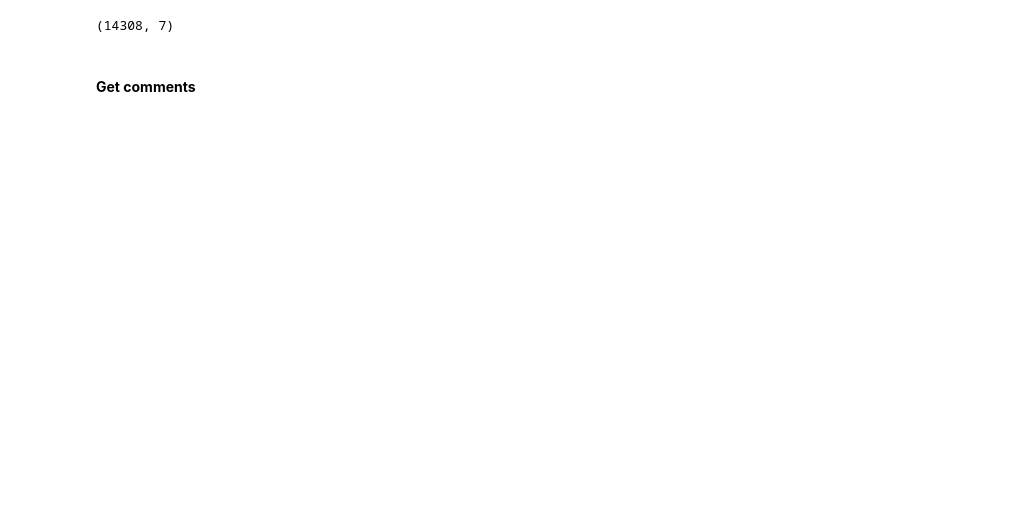
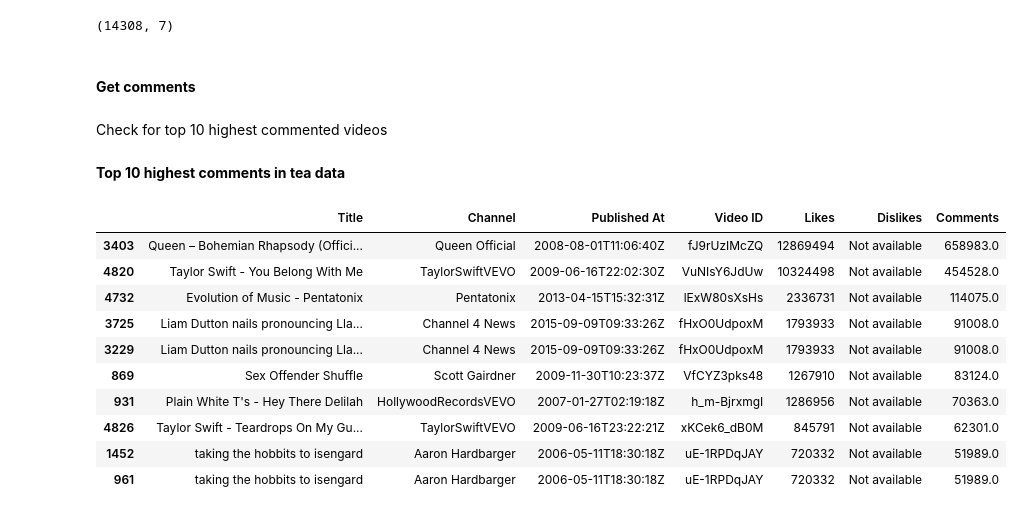
Before and after one commit to Milindi-Kodikara/MugLife, a Jupyter notebook: data_collection_yt.ipynb, the cells around one changed output. Drawn from its saved outputs; the diff is of its cells as text; code cells hidden in the pictures; blank space fills up the shorter version.

Commit message:
Top 10 highest commented videos

```diff
--- a/data_collection_yt.ipynb
+++ b/data_collection_yt.ipynb
@@ -415,0 +373,30 @@ def fetch_comments_batch(api_key, df, batch_size=10):
+# %% [markdown]
+Check for top 10 highest commented videos
+# %%
+def top_ten_commented_videos(df):
+    df['Comments'] = pd.to_numeric(df['Comments'], errors='coerce')
+    sorted_df = df.sort_values(by='Comments', ascending=False)
+
+    top_ten_df = sorted_df.head(10)
+
+    columns = [col for col in top_ten_df.columns if col != 'Comments'] + ['Comments']
+    top_ten_df = top_ten_df[columns]
+
+    return top_ten_df
+# %% [markdown]
+**Top 10 highest comments in tea data**
+# %%
+df_tea_comments = top_ten_commented_videos(df_tea)
+df_tea_comments.head(10)
+# %% [output]
+|  | Title | Channel | Published At | Video ID | Likes | Dislikes | Comments |
+| 3403 | Queen – Bohemian Rhapsody (Offici... | Queen Official | 2008-08-01T11:06:40Z | fJ9rUzIMcZQ | 12869494 | Not available | 658983.0 |
+| 4820 | Taylor Swift - You Belong With Me | TaylorSwiftVEVO | 2009-06-16T22:02:30Z | VuNIsY6JdUw | 10324498 | Not available | 454528.0 |
+| 4732 | Evolution of Music - Pentatonix | Pentatonix | 2013-04-15T15:32:31Z | lExW80sXsHs | 2336731 | Not available | 114075.0 |
+| 3725 | Liam Dutton nails pronouncing Lla... | Channel 4 News | 2015-09-09T09:33:26Z | fHxO0UdpoxM | 1793933 | Not available | 91008.0 |
+| 3229 | Liam Dutton nails pronouncing Lla... | Channel 4 News | 2015-09-09T09:33:26Z | fHxO0UdpoxM | 1793933 | Not available | 91008.0 |
+| 869 | Sex Offender Shuffle | Scott Gairdner | 2009-11-30T10:23:37Z | VfCYZ3pks48 | 1267910 | Not available | 83124.0 |
+| 931 | Plain White T's - Hey There Delilah | HollywoodRecordsVEVO | 2007-01-27T02:19:18Z | h_m-BjrxmgI | 1286956 | Not available | 70363.0 |
+| 4826 | Taylor Swift - Teardrops On My Gu... | TaylorSwiftVEVO | 2009-06-16T23:22:21Z | xKCek6_dB0M | 845791 | Not available | 62301.0 |
+| 1452 | taking the hobbits to isengard | Aaron Hardbarger | 2006-05-11T18:30:18Z | uE-1RPDqJAY | 720332 | Not available | 51989.0 |
+| 961 | taking the hobbits to isengard | Aaron Hardbarger | 2006-05-11T18:30:18Z | uE-1RPDqJAY | 720332 | Not available | 51989.0 |
```
Also changed, not shown: parts of 8 cells of this notebook, 1 other file.
